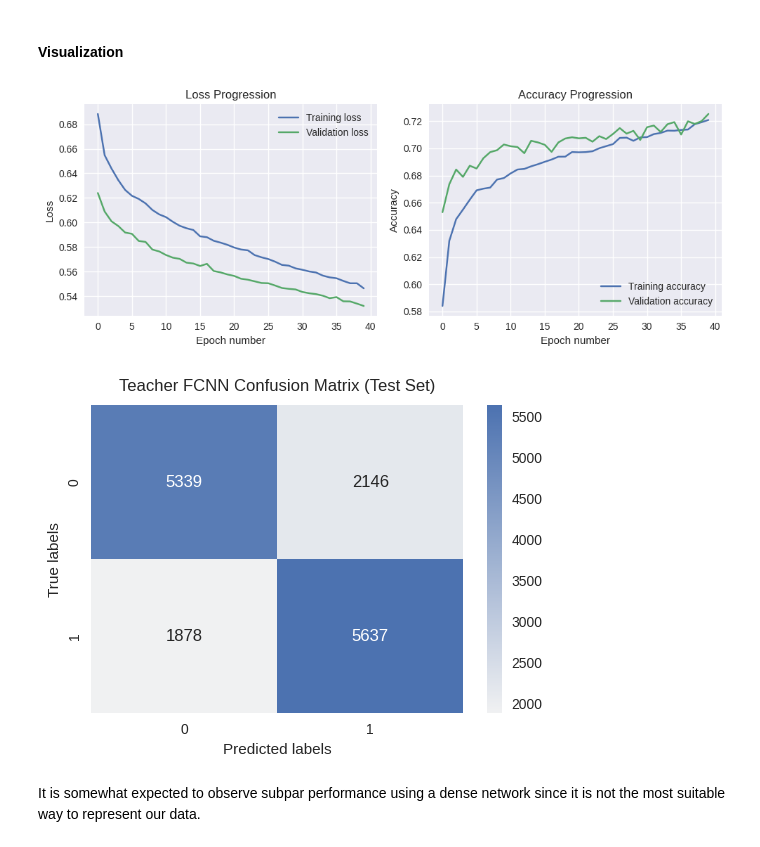
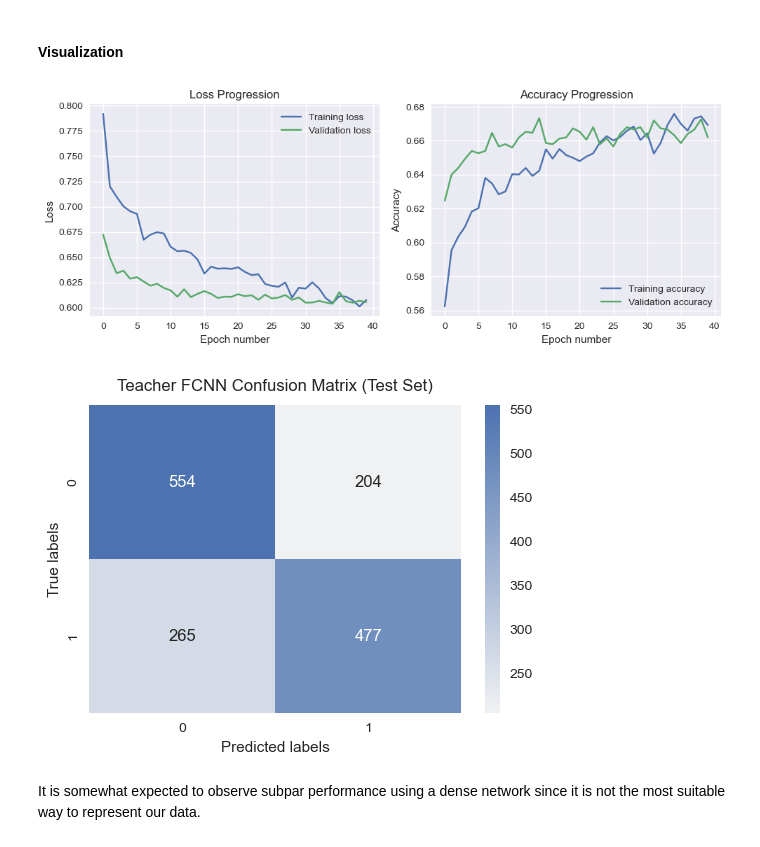
Before and after one commit to baron-de-montblanc/DL-Final-Project, a Jupyter notebook: workbook_FCNN.ipynb, the cells around one changed output. Drawn from its saved outputs; the diff is of its cells as text; code cells hidden in the pictures.

````diff
--- a/workbook_FCNN.ipynb
+++ b/workbook_FCNN.ipynb
@@ -34,12 +34,14 @@ plt.style.use("seaborn-v0_8")
 # %%
 # Initialize some global hyperparameters
 
-NH = 4  # number of hidden layers
+NH = 2  # number of hidden layers: 5
 NE = 40  # number of epochs
-LR = 1.2e-5  # learning rate
-BATCH_SZ = 250  # batch size
-MAX_ITEMS = 100000  # maximum number of elements to consider (input size)
-NOISE_STD = 5e3  # noise standard deviation for the diffusion
+LR = 1.2e-5  # learning rate: 1.2e-5
+BATCH_SZ = 32  # batch size: 250
+MAX_ITEMS = 100000  # maximum number of elements to consider (input size): 3,000,000
+MAX_CONSTITS = 80  # maximum number of constituent elements per jet: 80
+REDUCED_CONSTITS = 40  # number of constituent elements for the Student network to consider: 40
+NOISE_STD = 5e3  # noise standard deviation for the diffusion: 5e3
 # %% [markdown]
 #### Input Data Visualization
 
@@ -51,9 +53,9 @@ jet_data, jet_labels, jet_weights, jet_features = get_data(
 )
 
 cons_data, cons_labels, cons_weights, cons_features = get_data(
-    "./data/train.h5",
+    "./data/reduced_atlas_dataset.h5",
     attribute="constituents",
-    max_items=MAX_ITEMS
+    # max_items=MAX_ITEMS
 )
 
 print("---------- Jet-level data ----------------")
@@ -92,7 +94,7 @@ At the constituent level, it is much harder (even for the human eye) to distingu
 
 The raw constituent-level data is unsuitable for training a deep neural network. First, the dynamic range in the energy and momentum needs to be accounted for. Next, the $\eta$ and $\phi$ don't contribute much information in their raw state, and must be transformed using the physically appropriate equations. This is done via the ```preprocess.consituent_preprocess``` function, adapted directly from the ATLAS collaboration.
 # %%
-pre_cons_data, pre_cons_features = constituent_preprocess(cons_data, cons_features, max_constits=80)
+pre_cons_data, pre_cons_features = constituent_preprocess(cons_data, cons_features, max_constits=MAX_CONSTITS)
 
 print("Preprocessed constituent data shape:", pre_cons_data.shape)
 print("Preprocessed features:", pre_cons_features)
@@ -112,13 +114,13 @@ As a first step, we would like to ensure that we understand how to implement tra
 # %% [markdown]
 First, we will train the Teacher FCNN on constituent-level data.
 # %%
-from model import JetFCNN, train_one_epoch, test
+from model import JetFCNN, run_fcnn
 
 num_features=int(pre_cons_data.shape[1]*pre_cons_data.shape[2])
 
 # model initialization
-teacher_fcnn = JetFCNN(num_features=num_features, num_hidden_layers=2)
-criterion = nn.BCELoss(reduction='none')
+teacher_fcnn = JetFCNN(num_features=num_features, num_hidden_layers=NH)
+criterion = torch.nn.CrossEntropyLoss(reduction='none')
 optimizer = optim.Adam(teacher_fcnn.parameters(), lr=LR)
 
 # Device configuration
@@ -139,12 +141,12 @@ t0 = time.time()
 for epoch in range(1,NE+1):
 
     # training
-    loss, acc = train_one_epoch(teacher_fcnn, device, train_loader, optimizer, criterion)
+    loss, acc = run_fcnn(teacher_fcnn, device, train_loader, criterion, optimizer=optimizer, train=True)
     loss_list.append(loss)
     acc_list.append(acc)
 
     # validation
-    val_loss, val_acc = test(teacher_fcnn, device, val_loader, criterion)
+    val_loss, val_acc = run_fcnn(teacher_fcnn, device, val_loader, criterion, train=False)
     val_loss_list.append(val_loss)
     val_acc_list.append(val_acc)
 
@@ -178,20 +180,21 @@ from visualize import plot_loss_and_accuracy
 
 plot_loss_and_accuracy(loss_list, val_loss_list, acc_list, val_acc_list)
 # %% [output]
-[figure, old version]
+[figure, new version]
 # %%
 from visualize import plot_confusion_matrices
 
 true = []
 pred = []
 for d, l, w in test_set:
-    d = d.unsqueeze(0)  # at the batch dimension that the model expects
-    true.append(int(l.item()))
-    pred.append(round(teacher_fcnn(d.to(device)).item()))
+    d = d.unsqueeze(0)
+    true.append(l.item())
+    p = np.argmax(teacher_fcnn(d.to(device)).cpu().detach().numpy())
+    pred.append(p)
 
 plot_confusion_matrices(true, pred, "Teacher FCNN")
 # %% [output]
-[figure, old version]
+[figure, new version]
 # %% [markdown]
 It is somewhat expected to observe subpar performance using a dense network since it is not the most suitable way to represent our data.
 # %% [markdown]
````
Also changed, not shown: parts of 16 cells of this notebook, 4 other files.
